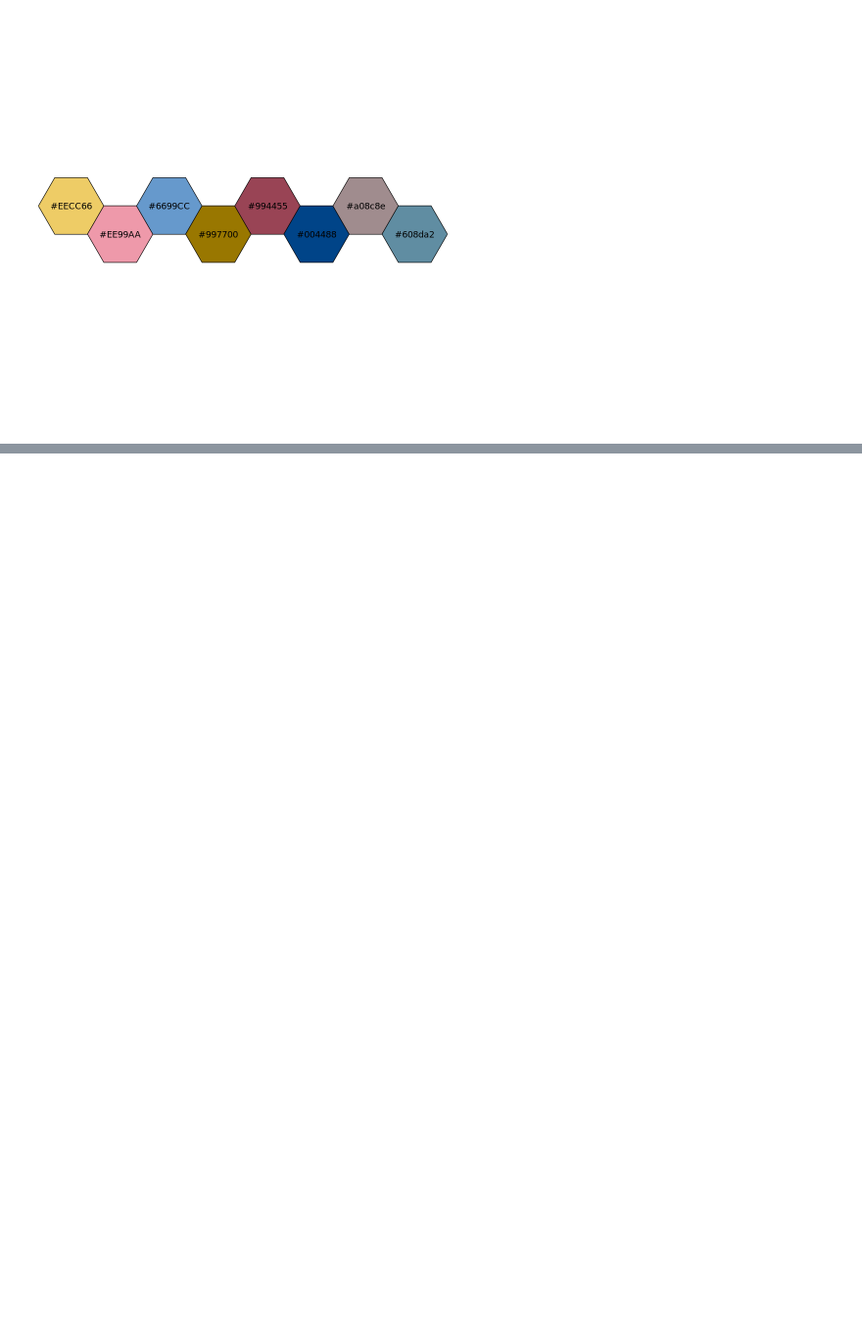
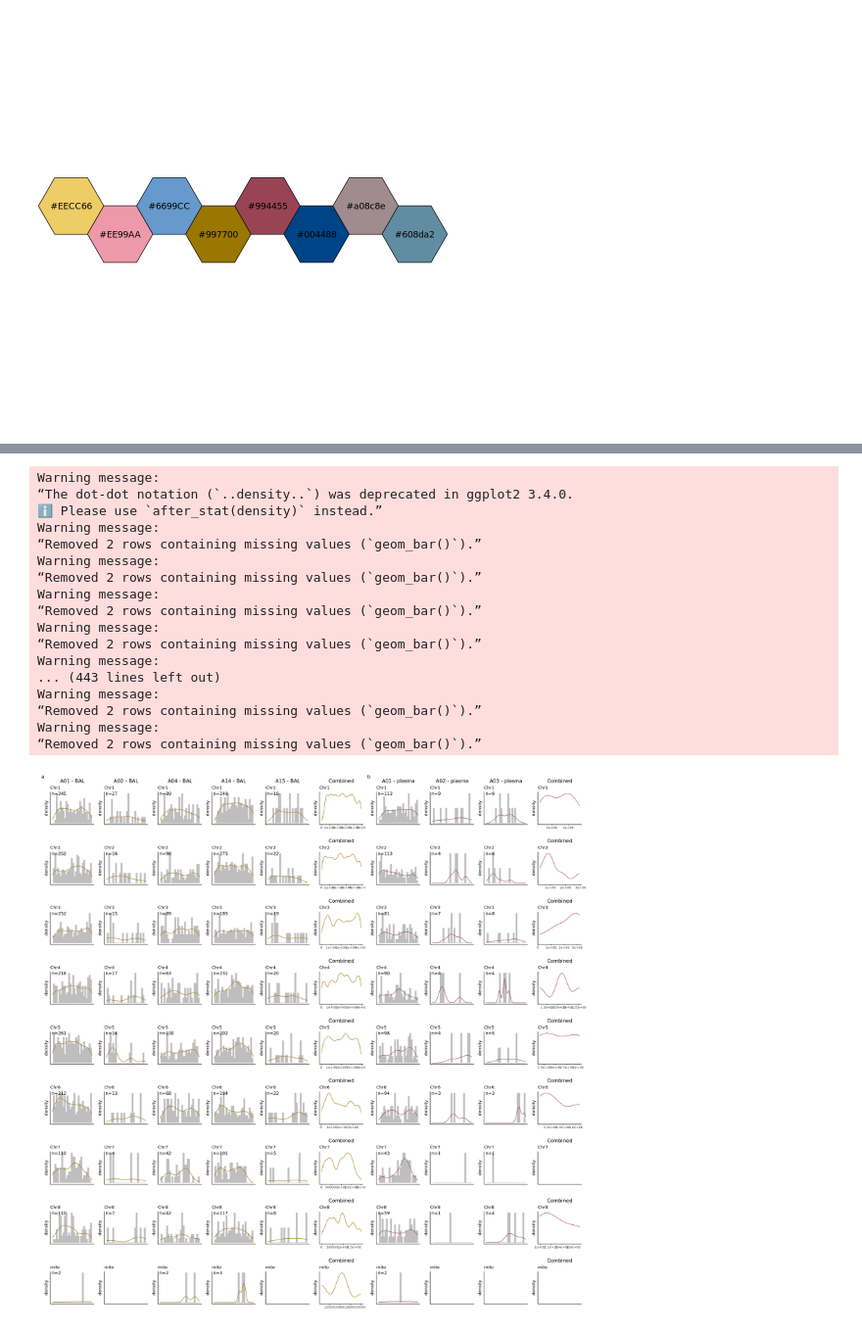
Before and after one commit to AEWesdorp/cfSPI, a Jupyter notebook: figures/Suppl_Figures/Suppl_Fig.14&15_remapping_Aspergillus.ipynb, the cells around one changed output, grey strips where cells are left out. Shown: that part at 98% size. Cells and saved outputs as stored; diff of their text form; code cells hidden in the pictures; blank space fills up the shorter version.

```diff
--- a/figures/Suppl_Figures/Suppl_Fig.14&15_remapping_Aspergillus.ipynb
+++ b/figures/Suppl_Figures/Suppl_Fig.14&15_remapping_Aspergillus.ipynb
@@ -203,32 +231,51 @@ for (cntg in rownames(Asp_fum_fna_stats)){
 # %%
 options(repr.plot.width=20, repr.plot.height=20)
 SuplFig15 <-
-    plot_Basp[[1]][[1]] + plot_Basp[[1]][[2]] + plot_Basp[[1]][[3]] + plot_Basp[[1]][[4]] + plot_Basp[[1]][[5]] + plot_Basp_dens[[1]] +
-    plot_Pasp[[1]][[1]] + plot_Pasp[[1]][[2]] + plot_Pasp[[1]][[3]] + plot_Pasp_dens[[1]] +
+    (plot_Basp[[1]][[1]] + labs(tag = "a")) + plot_Basp[[1]][[2]] + plot_Basp[[1]][[3]] + plot_Basp[[1]][[4]] + plot_Basp[[1]][[5]] + plot_Basp_dens[[1]] +
+    (plot_Pasp[[1]][[1]] + labs(tag = "b")) + plot_Pasp[[1]][[2]] + plot_Pasp[[1]][[3]] + plot_Pasp_dens[[1]] +
     plot_Basp[[2]][[1]] + plot_Basp[[2]][[2]] + plot_Basp[[2]][[3]] + plot_Basp[[2]][[4]] + plot_Basp[[2]][[5]] + plot_Basp_dens[[2]] +
     plot_Pasp[[2]][[1]] + plot_Pasp[[2]][[2]] + plot_Pasp[[2]][[3]] + plot_Pasp_dens[[2]] +
     plot_Basp[[3]][[1]] + plot_Basp[[3]][[2]] + plot_Basp[[3]][[3]] + plot_Basp[[3]][[4]] + plot_Basp[[3]][[5]] + plot_Basp_dens[[3]] +
     plot_Pasp[[3]][[1]] + plot_Pasp[[3]][[2]] + plot_Pasp[[3]][[3]] + plot_Pasp_dens[[3]] +
     plot_Basp[[4]][[1]] + plot_Basp[[4]][[2]] + plot_Basp[[4]][[3]] + plot_Basp[[4]][[4]] + plot_Basp[[4]][[5]] + plot_Basp_dens[[4]] +
     plot_Pasp[[4]][[1]] + plot_Pasp[[4]][[2]] + plot_Pasp[[4]][[3]] + plot_Pasp_dens[[4]] +
     plot_Basp[[5]][[1]] + plot_Basp[[5]][[2]] + plot_Basp[[5]][[3]] + plot_Basp[[5]][[4]] + plot_Basp[[5]][[5]] + plot_Basp_dens[[5]] +
     plot_Pasp[[5]][[1]] + plot_Pasp[[5]][[2]] + plot_Pasp[[5]][[3]] + plot_Pasp_dens[[5]] +
     plot_Basp[[6]][[1]] + plot_Basp[[6]][[2]] + plot_Basp[[6]][[3]] + plot_Basp[[6]][[4]] + plot_Basp[[6]][[5]] + plot_Basp_dens[[6]] +
     plot_Pasp[[6]][[1]] + plot_Pasp[[6]][[2]] + plot_Pasp[[6]][[3]] + plot_Pasp_dens[[6]] +
     plot_Basp[[7]][[1]] + plot_Basp[[7]][[2]] + plot_Basp[[7]][[3]] + plot_Basp[[7]][[4]] + plot_Basp[[7]][[5]] + plot_Basp_dens[[7]] +
     plot_Pasp[[7]][[1]] + plot_Pasp[[7]][[2]] + plot_Pasp[[7]][[3]] + plot_Pasp_dens[[7]] +
     plot_Basp[[8]][[1]] + plot_Basp[[8]][[2]] + plot_Basp[[8]][[3]] + plot_Basp[[8]][[4]] + plot_Basp[[8]][[5]] + plot_Basp_dens[[8]] +
     plot_Pasp[[8]][[1]] + plot_Pasp[[8]][[2]] + plot_Pasp[[8]][[3]] + plot_Pasp_dens[[8]] +
     plot_Basp[[9]][[1]] + plot_Basp[[9]][[2]] + plot_Basp[[9]][[3]] + plot_Basp[[9]][[4]] + plot_Basp[[9]][[5]] + plot_Basp_dens[[9]] +
     plot_Pasp[[9]][[1]] + plot_Pasp[[9]][[2]] + plot_Pasp[[9]][[3]] + plot_Pasp_dens[[9]] +
-    plot_layout(ncol = 10)
+    plot_layout(ncol = 10) + theme(plot.tag = element_text(face = 'bold', size = 20))
 
 SuplFig15
 
 ggsave("../../output/suppl_figures/SuplFig15_R.png",
        SuplFig15, width = 20, height = 20)
 ggsave("../../output/suppl_figures/SuplFig15_R.pdf",
        SuplFig15, width = 20, height = 20)
+# %% [output]
+Warning message:
+“The dot-dot notation (`..density..`) was deprecated in ggplot2 3.4.0.
+ℹ Please use `after_stat(density)` instead.”
+Warning message:
+“Removed 2 rows containing missing values (`geom_bar()`).”
+Warning message:
+“Removed 2 rows containing missing values (`geom_bar()`).”
+Warning message:
+“Removed 2 rows containing missing values (`geom_bar()`).”
+Warning message:
+“Removed 2 rows containing missing values (`geom_bar()`).”
+Warning message:
+... (443 lines left out)
+Warning message:
+“Removed 2 rows containing missing values (`geom_bar()`).”
+Warning message:
+“Removed 2 rows containing missing values (`geom_bar()`).”
+[figure, added]
 # %%
 if (exists("bam_all_Asp")){rm("bam_all_Asp")}
 bam_all_Asp = list()
```
Also changed, not shown: parts of 5 cells of this notebook, 18 other files.
